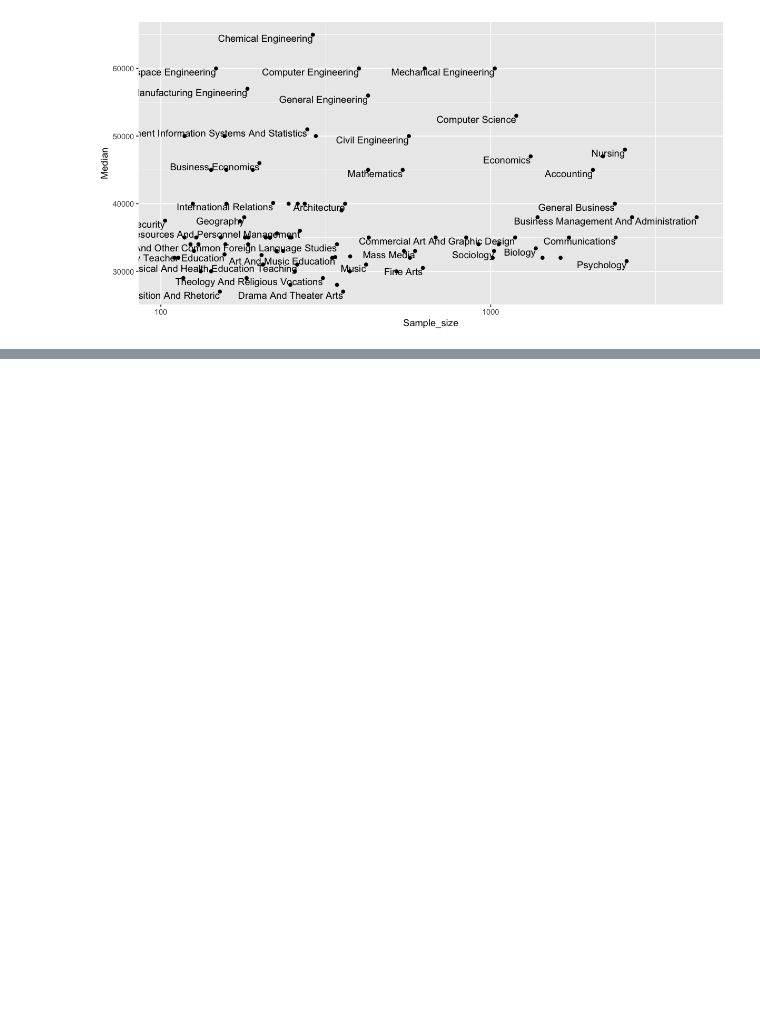
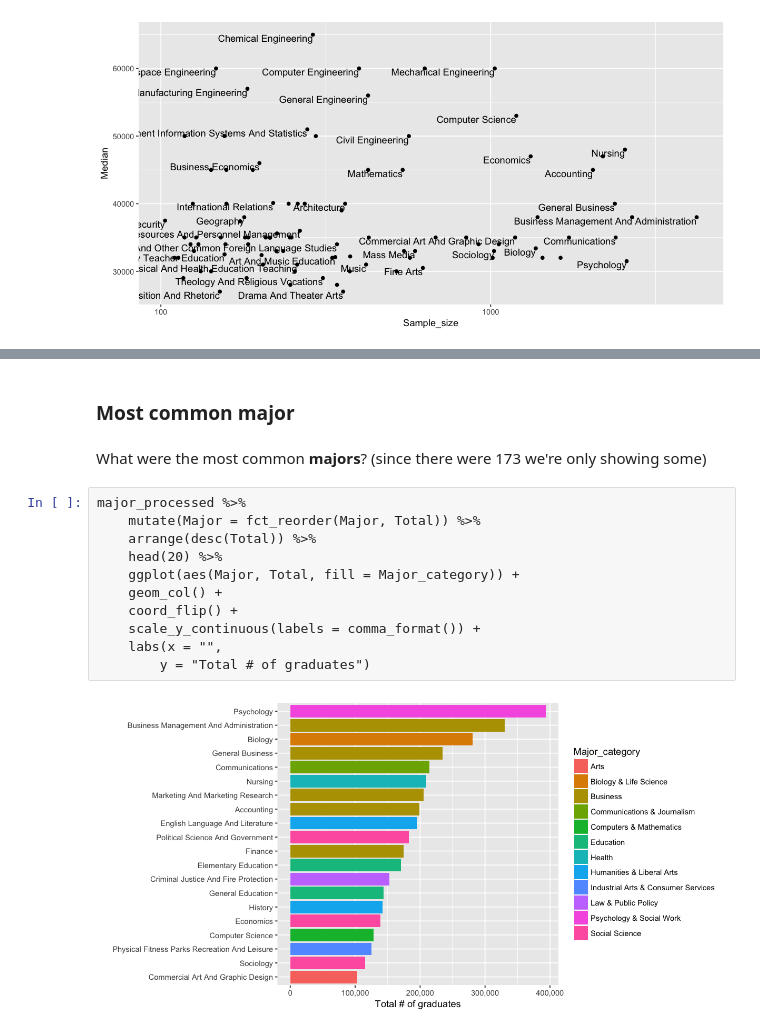
Before and after one commit to nischalshrestha/tidytuesdays, a Jupyter notebook: recent-grads/recent-grads.ipynb, the cells around one changed output, grey strips where cells are left out. Cells and saved outputs as stored; diff of their text form; blank space fills up the shorter version.

```diff
--- a/recent-grads/recent-grads.ipynb
+++ b/recent-grads/recent-grads.ipynb
@@ -124,0 +162,17 @@ major_processed %>%
+# %% [markdown]
+### Most common major
+# %% [markdown]
+What were the most common **majors**? (since there were 173 we're only showing some)
+# %%
+major_processed %>%
+    mutate(Major = fct_reorder(Major, Total)) %>%
+    arrange(desc(Total)) %>%
+    head(20) %>%
+    ggplot(aes(Major, Total, fill = Major_category)) +
+    geom_col() +
+    coord_flip() +
+    scale_y_continuous(labels = comma_format()) +
+    labs(x = "",
+        y = "Total # of graduates")
+# %% [output]
+[figure, added]
```
Also changed, not shown: parts of 11 cells of this notebook.
